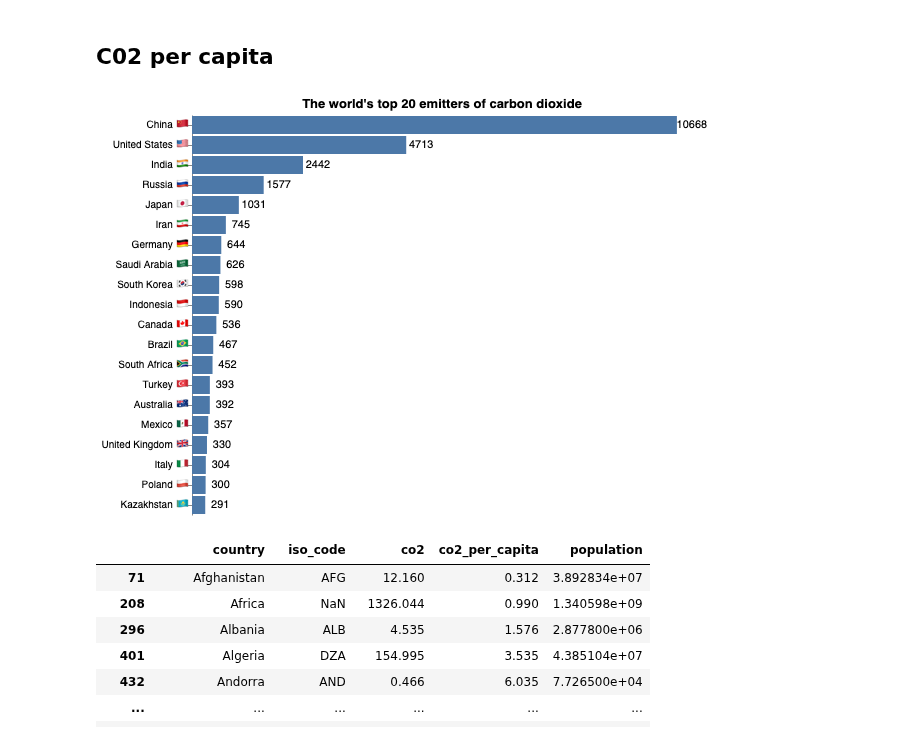
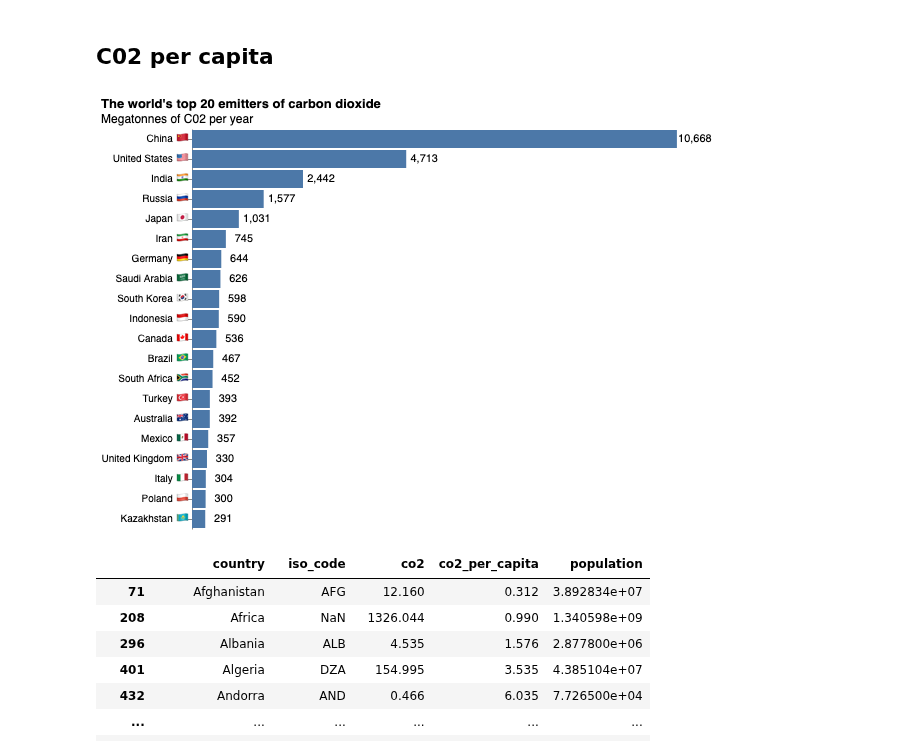
Before and after one commit to mel-liow/climate-analysis, a Jupyter notebook: climate_analysis.ipynb, the cells around one changed output. Saved outputs shown, nothing was run; the diff lists cells and outputs as text; code cells hidden in the pictures.

Commit message:
add chart styling

```diff
--- a/climate_analysis.ipynb
+++ b/climate_analysis.ipynb
@@ -473,24 +473,28 @@ top_20 = c02_2020.dropna()\
 # %%
 top_20['country_emoji'] = top_20['country']+[' 🇨🇳',' 🇺🇸',' 🇮🇳',' 🇷🇺',' 🇯🇵',' 🇮🇷',' 🇩🇪',' 🇸🇦',' 🇰🇷',' 🇮🇩',' 🇨🇦',' 🇧🇷',' 🇿🇦',' 🇹🇷',' 🇦🇺',' 🇲🇽',' 🇬🇧',' 🇮🇹',' 🇵🇱',' 🇰🇿']
 
-top_20_chart = alt.Chart(top_20, title="The world's top 20 emitters of carbon dioxide").mark_bar().encode(
+top_20_chart = alt.Chart(top_20, title=alt.TitleParams(
+    text="The world's top 20 emitters of carbon dioxide",
+    subtitle="Megatonnes of C02 per year",
+    anchor='start')
+).mark_bar().encode(
     y=alt.Y('country_emoji:N', sort='-x', title=''),
     x=alt.X('co2', axis=None)
 )
 
-text = top_20_chart.mark_text(dx=15).encode(text=alt.Text('co2', format='.0f'), color=alt.value('black'))
+text = top_20_chart.mark_text(dx=18).encode(text=alt.Text('co2', format=',.0f'))
 
 
 (top_20_chart + text).configure_concat(
     spacing=0
 ).configure_view(
     strokeOpacity=0
 ).properties(
         width=500,
     height=400
 )
 # %% [output]
-[figure, old version]
+[figure, new version]
 # %%
 c02_2020
 # %% [output]
```
